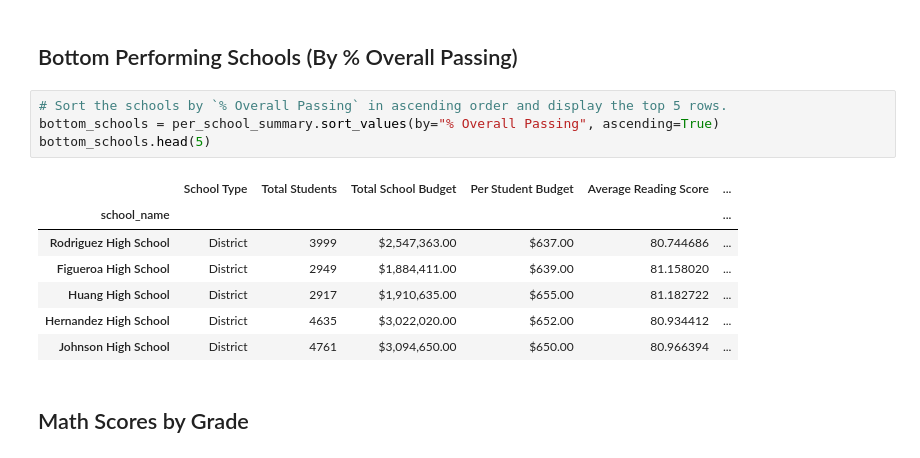
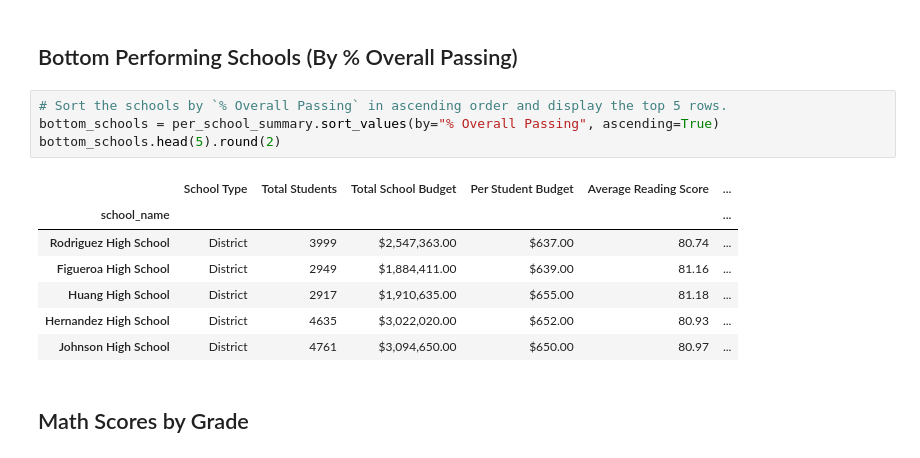
Before and after one commit to heatherrichardson300/pandas-challenge, a Jupyter notebook: PyCitySchools/PyCitySchools_starter.ipynb, the cells around one changed output. Drawn from its saved outputs; the diff is of its cells as text.

```diff
--- a/PyCitySchools/PyCitySchools_starter.ipynb
+++ b/PyCitySchools/PyCitySchools_starter.ipynb
@@ -307,15 +243,15 @@ top_schools.head(5)
 # %%
 # Sort the schools by `% Overall Passing` in ascending order and display the top 5 rows.
 bottom_schools = per_school_summary.sort_values(by="% Overall Passing", ascending=True)
-bottom_schools.head(5)
+bottom_schools.head(5).round(2)
 # %% [output]
 |  | School Type | Total Students | Total School Budget | Per Student Budget | Average Reading Score | ... |
 | school_name |  |  |  |  |  | ... |
-| Rodriguez High School | District | 3999 | $2,547,363.00 | $637.00 | 80.744686 | ... |
-| Figueroa High School | District | 2949 | $1,884,411.00 | $639.00 | 81.158020 | ... |
-| Huang High School | District | 2917 | $1,910,635.00 | $655.00 | 81.182722 | ... |
-| Hernandez High School | District | 4635 | $3,022,020.00 | $652.00 | 80.934412 | ... |
-| Johnson High School | District | 4761 | $3,094,650.00 | $650.00 | 80.966394 | ... |
+| Rodriguez High School | District | 3999 | $2,547,363.00 | $637.00 | 80.74 | ... |
+| Figueroa High School | District | 2949 | $1,884,411.00 | $639.00 | 81.16 | ... |
+| Huang High School | District | 2917 | $1,910,635.00 | $655.00 | 81.18 | ... |
+| Hernandez High School | District | 4635 | $3,022,020.00 | $652.00 | 80.93 | ... |
+| Johnson High School | District | 4761 | $3,094,650.00 | $650.00 | 80.97 | ... |
 # %% [markdown]
 ## Math Scores by Grade
 # %%
```
Also changed, not shown: parts of 7 cells of this notebook.
